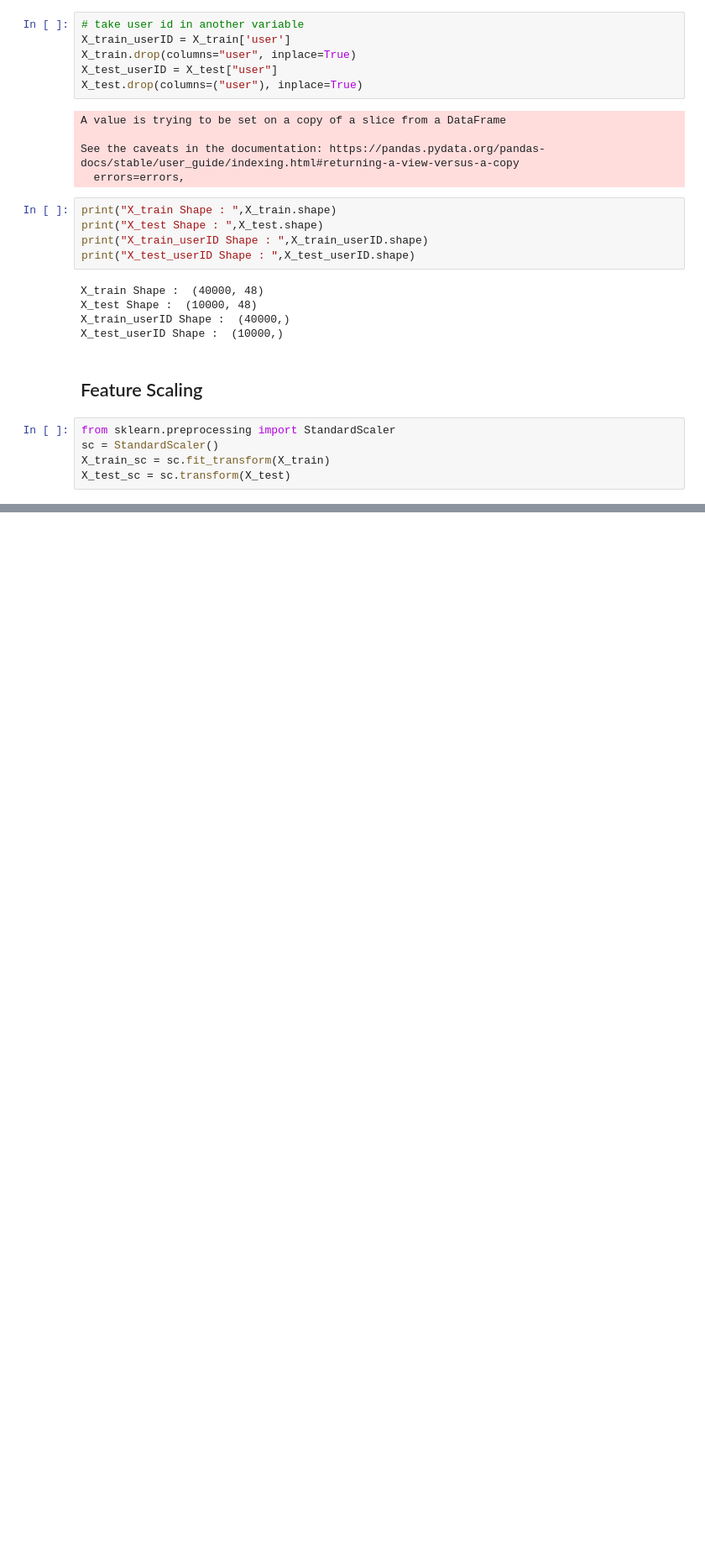
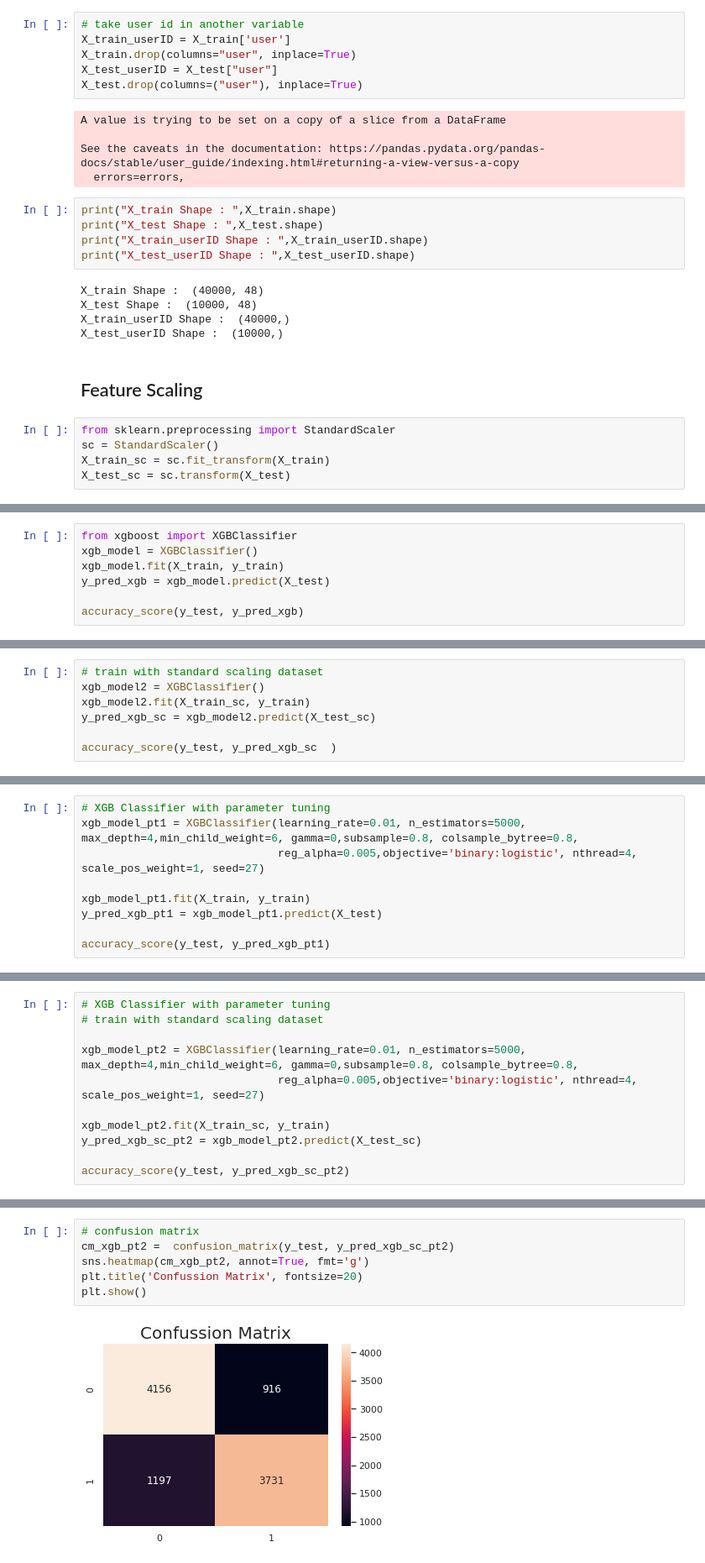
Before and after one commit to deltanode/Machine-Learning, a Jupyter notebook: customer_subscription_prediction/customer_subscription_prediction.ipynb, the cells around one changed output, grey strips where cells are left out. Shown at 84% size. Saved outputs shown, nothing was run; the diff lists cells and outputs as text; blank space fills up the shorter version.

Commit message:
Customer Subscription Prediction : Add Feature Scaling & Model

```diff
--- a/customer_subscription_prediction/customer_subscription_prediction.ipynb
+++ b/customer_subscription_prediction/customer_subscription_prediction.ipynb
@@ -581,0 +726,7 @@ X_test_sc = sc.transform(X_test)
+# %%
+from xgboost import XGBClassifier
+xgb_model = XGBClassifier()
+xgb_model.fit(X_train, y_train)
+y_pred_xgb = xgb_model.predict(X_test)
+
+accuracy_score(y_test, y_pred_xgb)
@@ -581,0 +735,7 @@ X_test_sc = sc.transform(X_test)
+# %%
+# train with standard scaling dataset
+xgb_model2 = XGBClassifier()
+xgb_model2.fit(X_train_sc, y_train)
+y_pred_xgb_sc = xgb_model2.predict(X_test_sc)
+
+accuracy_score(y_test, y_pred_xgb_sc  )
@@ -581,0 +744,9 @@ X_test_sc = sc.transform(X_test)
+# %%
+# XGB Classifier with parameter tuning
+xgb_model_pt1 = XGBClassifier(learning_rate=0.01, n_estimators=5000, max_depth=4,min_child_weight=6, gamma=0,subsample=0.8, colsample_bytree=0.8,
+                              reg_alpha=0.005,objective='binary:logistic', nthread=4, scale_pos_weight=1, seed=27)
+
+xgb_model_pt1.fit(X_train, y_train)
+y_pred_xgb_pt1 = xgb_model_pt1.predict(X_test)
+
+accuracy_score(y_test, y_pred_xgb_pt1)
@@ -581,0 +755,11 @@ X_test_sc = sc.transform(X_test)
+# %%
+# XGB Classifier with parameter tuning
+# train with standard scaling dataset
+
+xgb_model_pt2 = XGBClassifier(learning_rate=0.01, n_estimators=5000, max_depth=4,min_child_weight=6, gamma=0,subsample=0.8, colsample_bytree=0.8,
+                              reg_alpha=0.005,objective='binary:logistic', nthread=4, scale_pos_weight=1, seed=27)
+
+xgb_model_pt2.fit(X_train_sc, y_train)
+y_pred_xgb_sc_pt2 = xgb_model_pt2.predict(X_test_sc)
+
+accuracy_score(y_test, y_pred_xgb_sc_pt2)
@@ -581,0 +768,8 @@ X_test_sc = sc.transform(X_test)
+# %%
+# confusion matrix
+cm_xgb_pt2 =  confusion_matrix(y_test, y_pred_xgb_sc_pt2)
+sns.heatmap(cm_xgb_pt2, annot=True, fmt='g')
+plt.title('Confussion Matrix', fontsize=20)
+plt.show()
+# %% [output]
+[figure, added]
```
Also changed, not shown: parts of 37 cells of this notebook.
